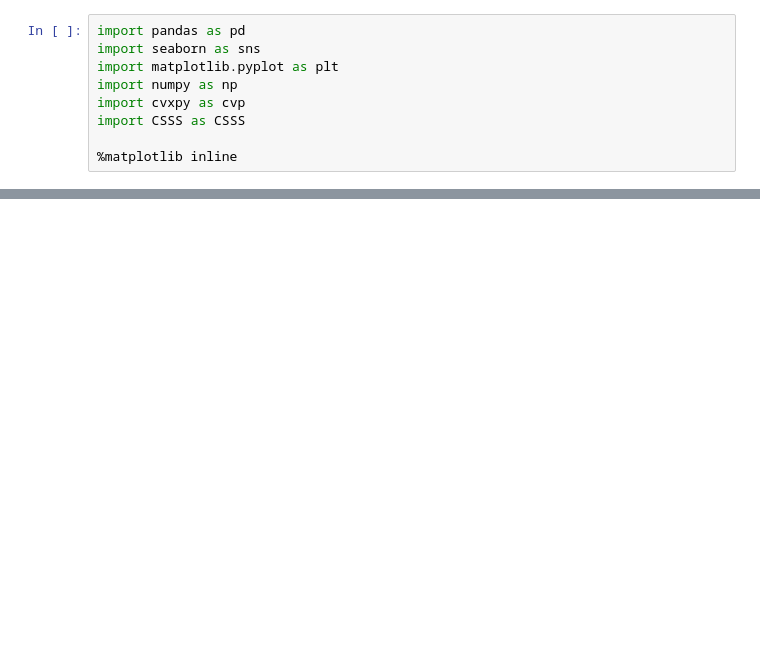
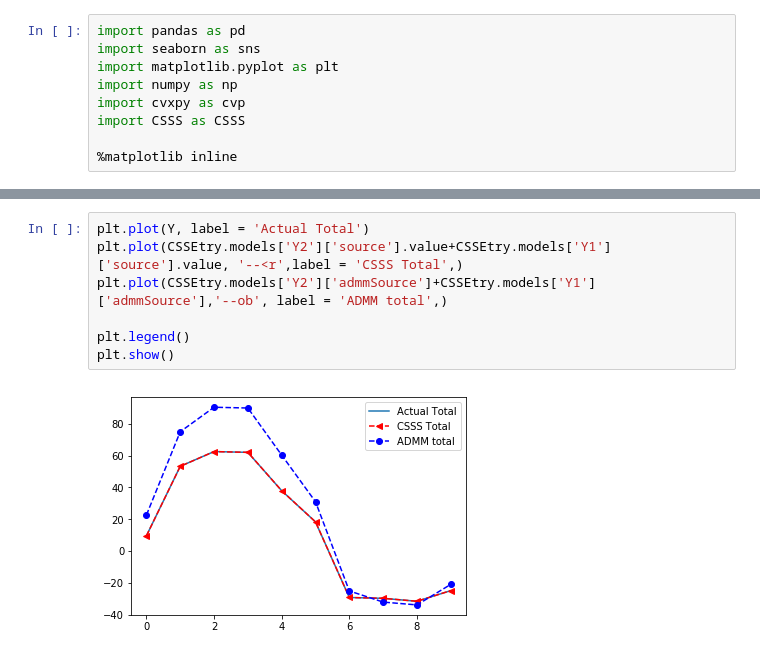
Before and after one commit to eckara/CSSS, a Jupyter notebook: CSSE_examples.ipynb, the cells around one changed output, grey strips where cells are left out. Saved outputs shown, nothing was run; the diff lists cells and outputs as text; blank space fills up the shorter version.

```diff
--- a/CSSE_examples.ipynb
+++ b/CSSE_examples.ipynb
@@ -67,0 +87,9 @@ True
+# %%
+plt.plot(Y, label = 'Actual Total')
+plt.plot(CSSEtry.models['Y2']['source'].value+CSSEtry.models['Y1']['source'].value, '--<r',label = 'CSSS Total',)
+plt.plot(CSSEtry.models['Y2']['admmSource']+CSSEtry.models['Y1']['admmSource'],'--ob', label = 'ADMM total',)
+
+plt.legend()
+plt.show()
+# %% [output]
+[figure, added]
```
Also changed, not shown: parts of 9 cells of this notebook, 1 other file.
